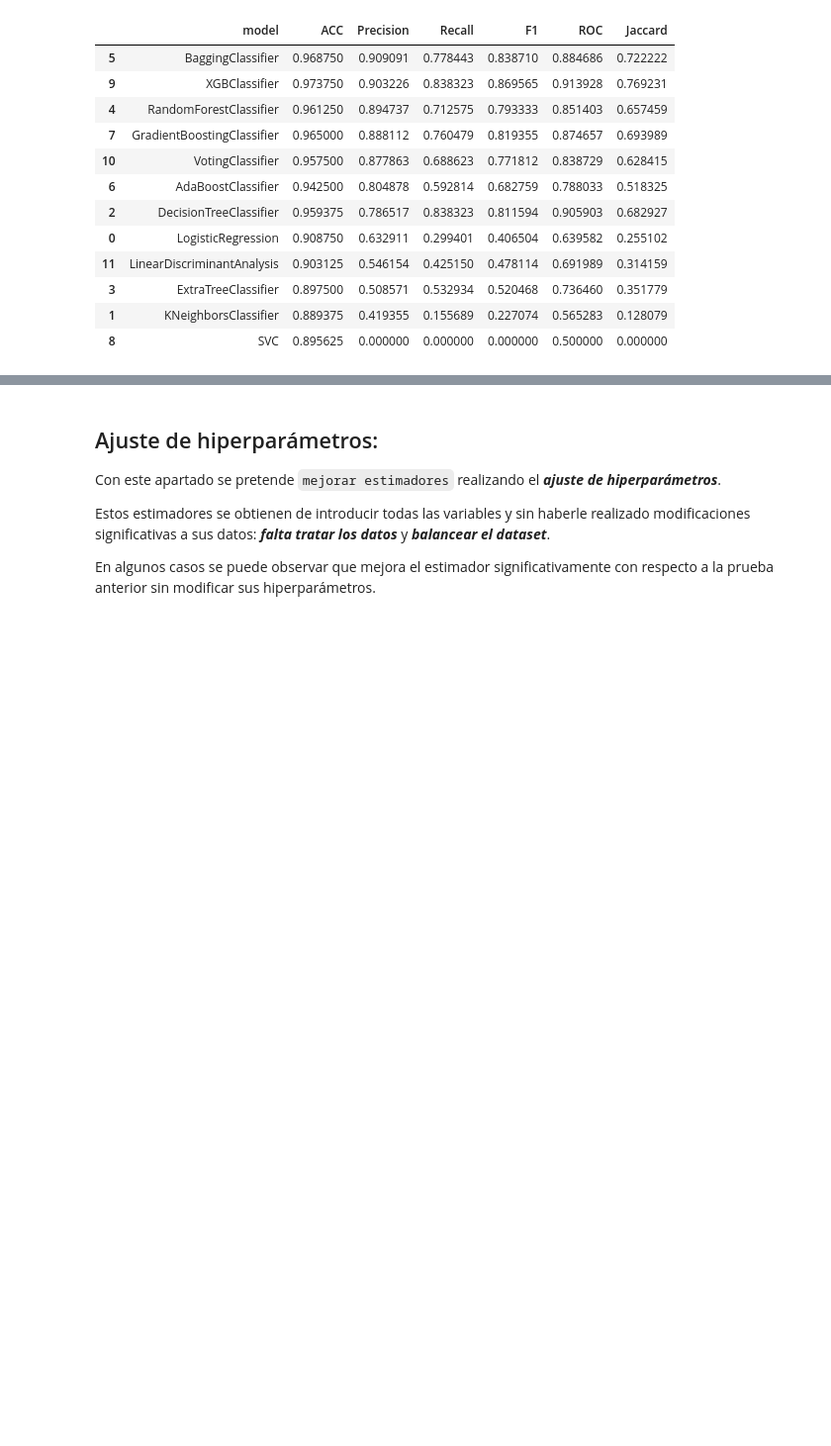
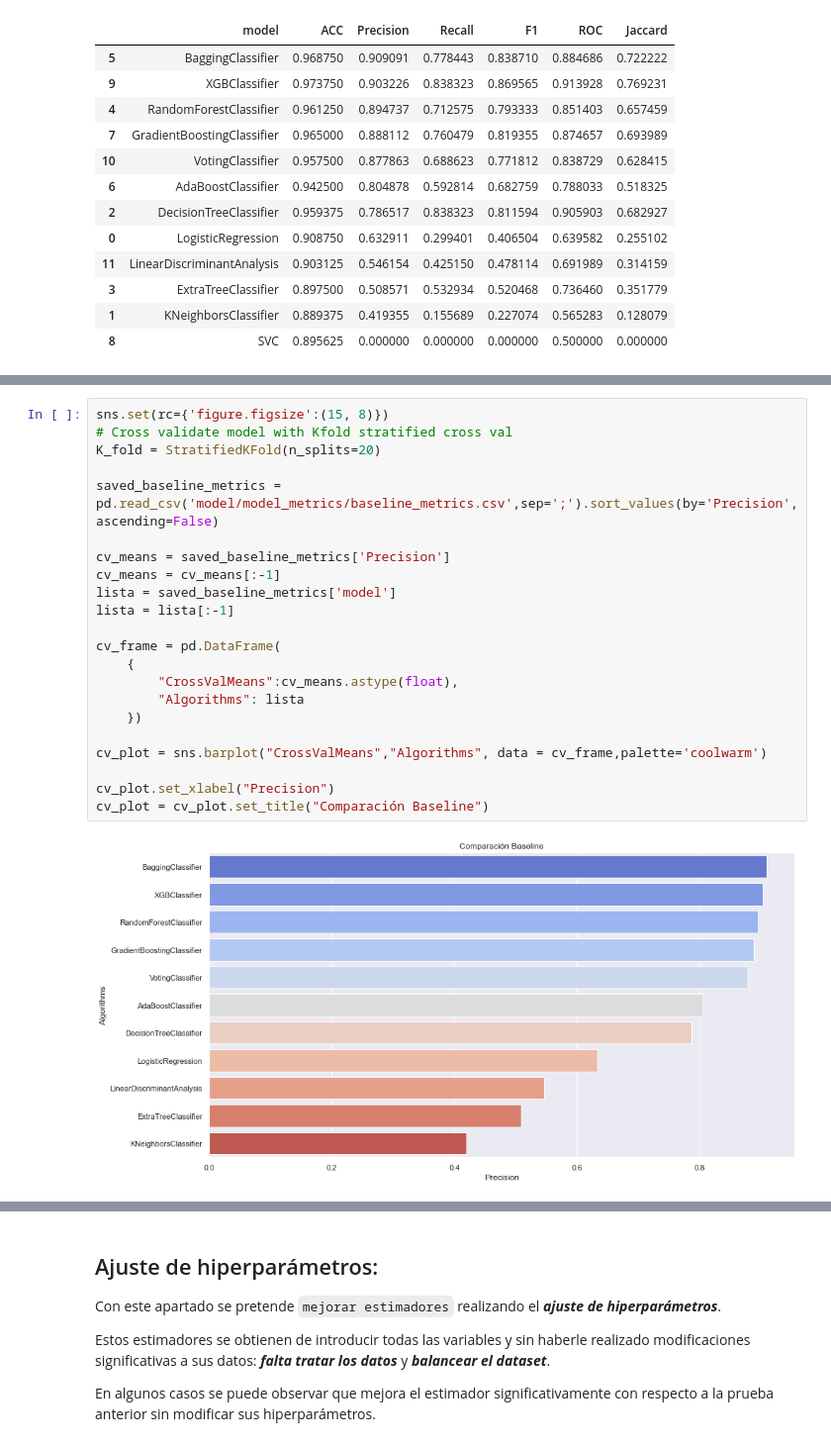
Before and after one commit to mcarlagg17/TBDS-ML_Clf_WaterQuality, a Jupyter notebook: src/2a_ML_Baseline.ipynb, the cells around one changed output, grey strips where cells are left out. Shown at 99% size. Cells and saved outputs as stored; diff of their text form; blank space fills up the shorter version.

```diff
--- a/src/2a_ML_Baseline.ipynb
+++ b/src/2a_ML_Baseline.ipynb
@@ -290,3 +227,27 @@ Please also refer to the documentation for alternative solver options:
+# %%
+sns.set(rc={'figure.figsize':(15, 8)})
+# Cross validate model with Kfold stratified cross val
+K_fold = StratifiedKFold(n_splits=20)
+
+saved_baseline_metrics = pd.read_csv('model/model_metrics/baseline_metrics.csv',sep=';').sort_values(by='Precision',ascending=False)
+
+cv_means = saved_baseline_metrics['Precision']
+cv_means = cv_means[:-1]
+lista = saved_baseline_metrics['model']
+lista = lista[:-1]
+
+cv_frame = pd.DataFrame(
+    {
+        "CrossValMeans":cv_means.astype(float),
+        "Algorithms": lista
+    })
+
+cv_plot = sns.barplot("CrossValMeans","Algorithms", data = cv_frame,palette='coolwarm')
+
+cv_plot.set_xlabel("Precision")
+cv_plot = cv_plot.set_title("Comparación Baseline")
+# %% [output]
+[figure, added]
 # %% [markdown]
 **Observaciones:**
 
```
Also changed, not shown: parts of 7 cells of this notebook, 20 other files.
